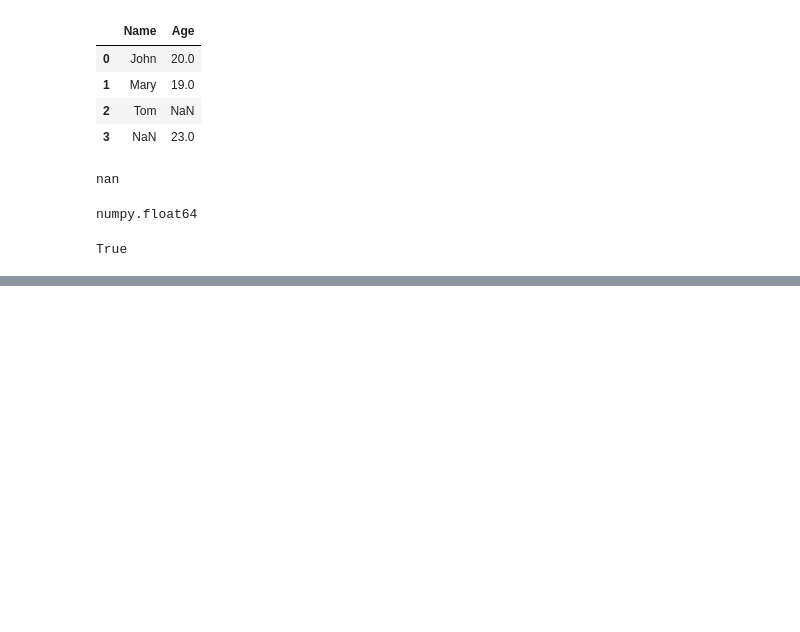
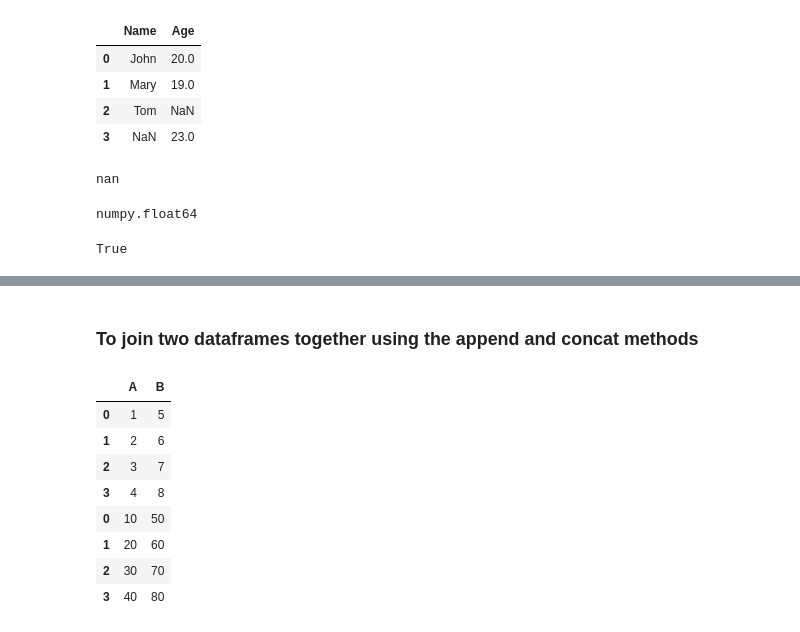
Before and after one commit to HeinoPortfolio/MS_Comp_Sci, a Jupyter notebook: 4 Data Analytics/MISC/Module_5.ipynb, the cells around one changed output, grey strips where cells are left out. Drawn from its saved outputs; the diff is of its cells as text; code cells hidden in the pictures; blank space fills up the shorter version.

```diff
--- a/4 Data Analytics/MISC/Module_5.ipynb
+++ b/4 Data Analytics/MISC/Module_5.ipynb
@@ -133,0 +304,7 @@ True
+# %%
+# Create two dataframes
+
+df1 = pd.DataFrame({'A':[1,2,3,4], 'B':[5,6,7,8]})
+df2 = pd.DataFrame({'A':[10, 20, 30 , 40], 'B':[50, 60, 70 ,80]})
+
+df1
@@ -133,0 +325,19 @@ True
+# %% [markdown]
+### To join two dataframes together using the append and concat methods
+# %%
+# Append df2 to df1
+#df3 = df1.append(df2)
+
+df3 = pd.concat([df1, df2])
+
+df3
+# %% [output]
+|  | A | B |
+| 0 | 1 | 5 |
+| 1 | 2 | 6 |
+| 2 | 3 | 7 |
+| 3 | 4 | 8 |
+| 0 | 10 | 50 |
+| 1 | 20 | 60 |
+| 2 | 30 | 70 |
+| 3 | 40 | 80 |
```
Also changed, not shown: parts of 39 cells of this notebook.
